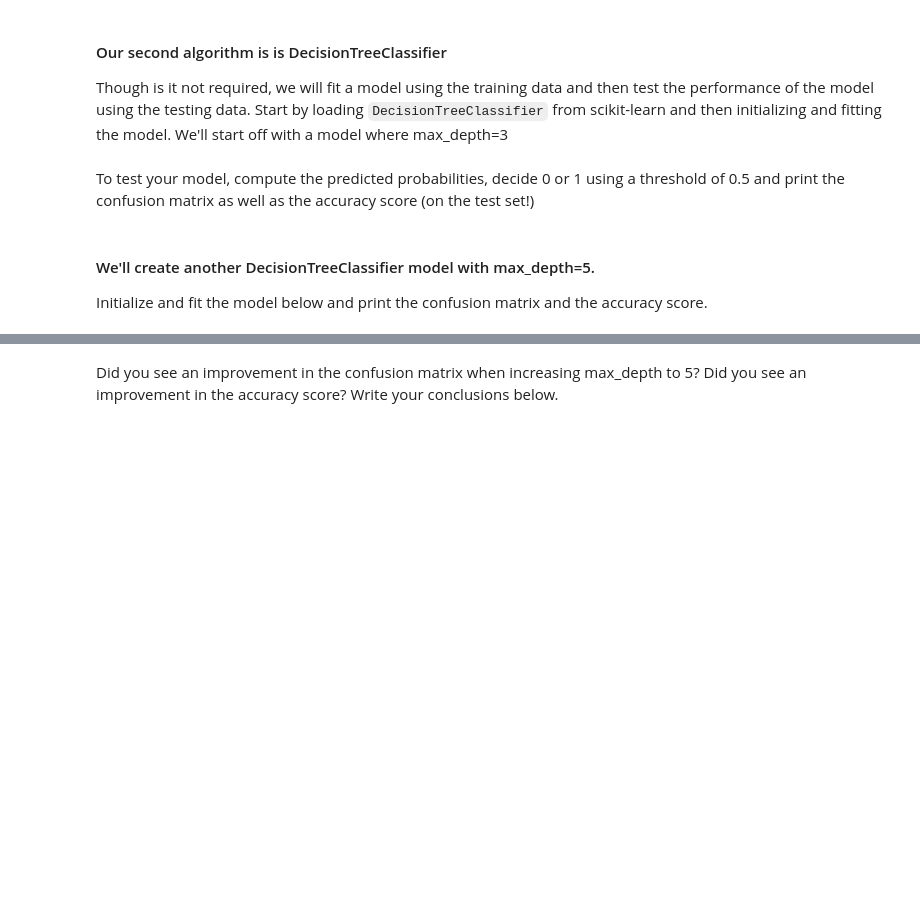
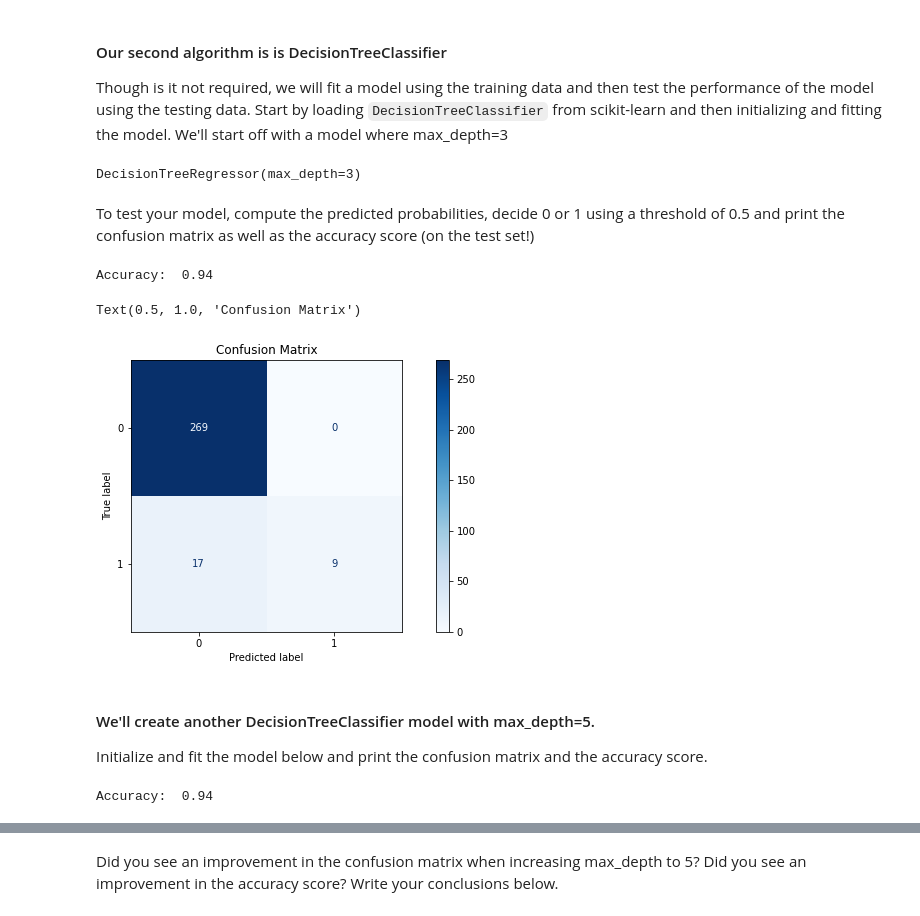
Before and after one commit to Ironhack-Data-Madrid-Marzo-2021/lab-supervised-learning, a Jupyter notebook: your-code/main.ipynb, the cells around one changed output, grey strips where cells are left out. Saved outputs shown, nothing was run; the diff lists cells and outputs as text; code cells hidden in the pictures; blank space fills up the shorter version.

```diff
--- a/your-code/main.ipynb
+++ b/your-code/main.ipynb
@@ -421,2 +488,8 @@ Though is it not required, we will fit a model using the training data and then
+# %%
+model = DecisionTreeRegressor(max_depth=3)
+# %%
+model.fit(X_train, y_train)
+# %% [output]
+DecisionTreeRegressor(max_depth=3)
 # %% [markdown]
 To test your model, compute the predicted probabilities, decide 0 or 1 using a threshold of 0.5 and print the confusion matrix as well as the accuracy score (on the test set!)
@@ -425,3 +496,20 @@ To test your model, compute the predicted probabilities, decide 0 or 1 using a t
+# %%
+y_pred = model.predict(X_test)
+# %%
+y_pred_good = []
+for pred in y_pred:
+    y_pred_good.append(int(pred))
+# %%
+print("Accuracy: ", accuracy_score(y_test,y_pred_good).round(2))
+# %% [output]
+Accuracy:  0.94
+# %%
+fig, ax = plt.subplots(figsize=(12, 5))
+ConfusionMatrixDisplay(confusion_matrix = confusion_matrix(y_test, y_pred_good)).plot(cmap="Blues", ax=ax)
+ax.set_title("Confusion Matrix")
+# %% [output]
+Text(0.5, 1.0, 'Confusion Matrix')
+[figure, added]
 # %% [markdown]
 #### We'll create another DecisionTreeClassifier model with max_depth=5.
 Initialize and fit the model below and print the confusion matrix and the accuracy score.
@@ -429,0 +516,14 @@ Initialize and fit the model below and print the confusion matrix and the accura
+# %%
+model = DecisionTreeRegressor(max_depth=5)
+
+model.fit(X_train, y_train)
+
+y_pred = model.predict(X_test)
+
+y_pred_good = []
+for pred in y_pred:
+    y_pred_good.append(int(pred))
+
+print("Accuracy: ", accuracy_score(y_test,y_pred_good).round(2))
+# %% [output]
+Accuracy:  0.94
```
Also changed, not shown: parts of 28 cells of this notebook.
